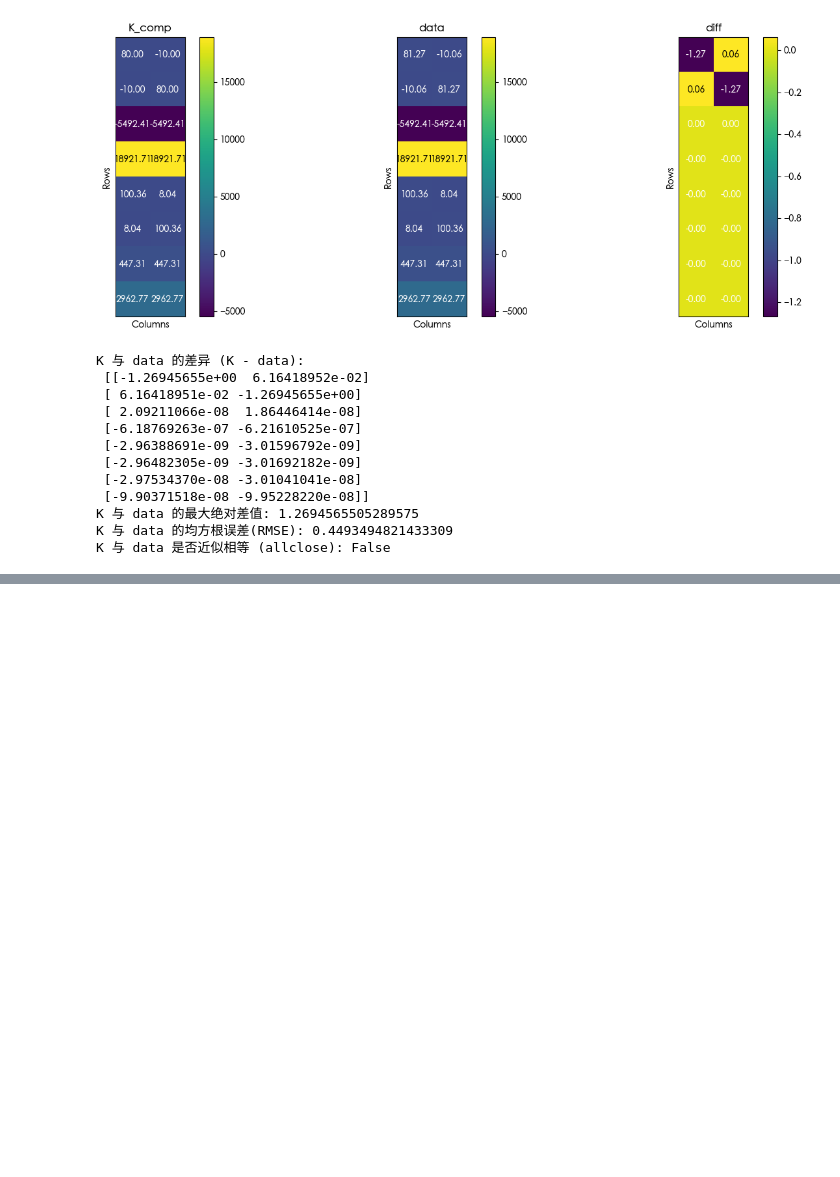
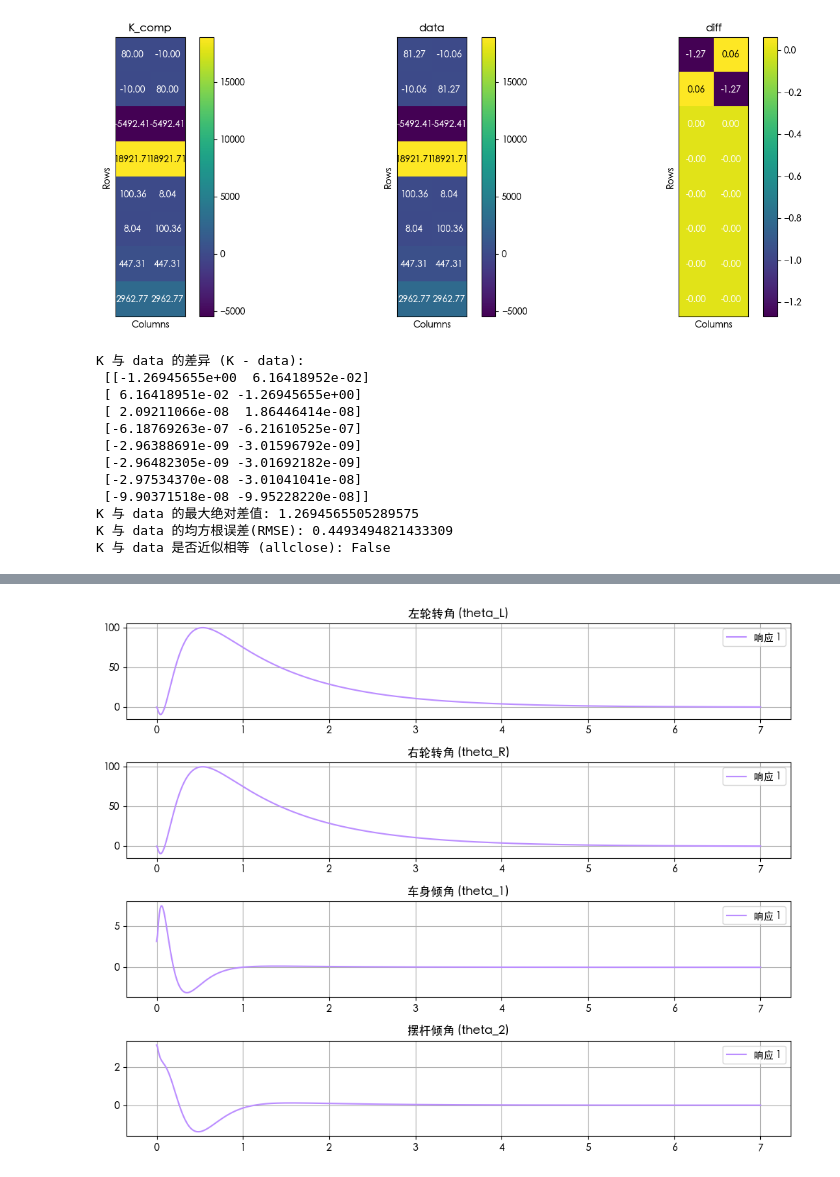
Before and after one commit to 3BPM/ReinforceLearningCartpolehw, a Jupyter notebook: testmatlab保真.ipynb, the cells around one changed output, grey strips where cells are left out. Cells and saved outputs as stored; diff of their text form; code cells hidden in the pictures; blank space fills up the shorter version.

```diff
--- a/testmatlab保真.ipynb
+++ b/testmatlab保真.ipynb
@@ -256,0 +297,5 @@ K 与 data 是否近似相等 (allclose): False
+# %%
+x0=np.array([0,0,np.pi,np.pi,0,0,0,0])
+simulate_and_plot(x0,t,G_cl,H,u,C,render=True)
+# %% [output]
+[figure, added]
```
Also changed, not shown: parts of 7 cells of this notebook, 4 other files.
